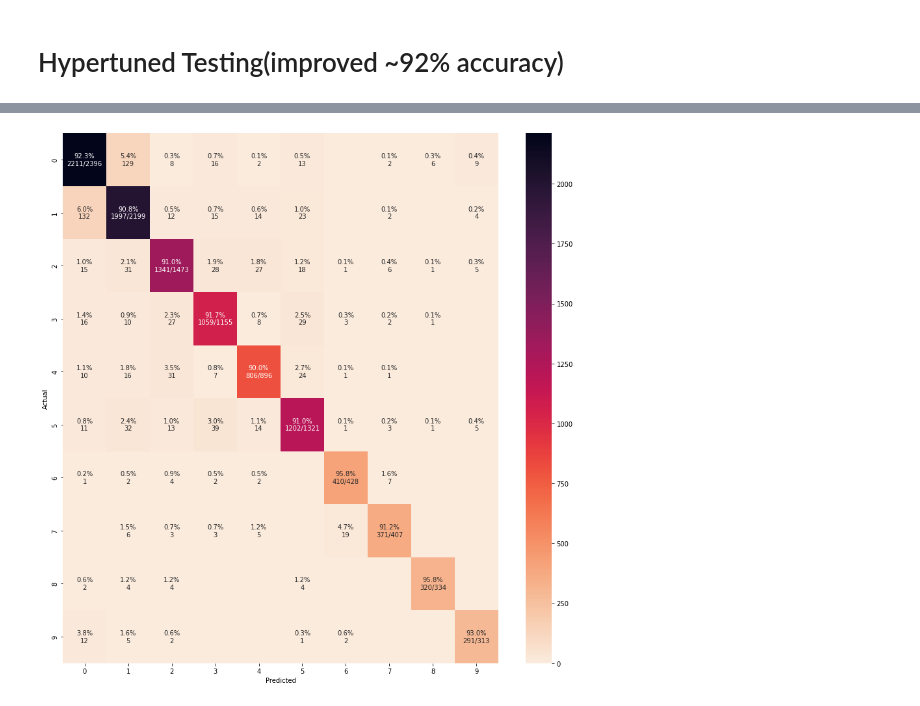
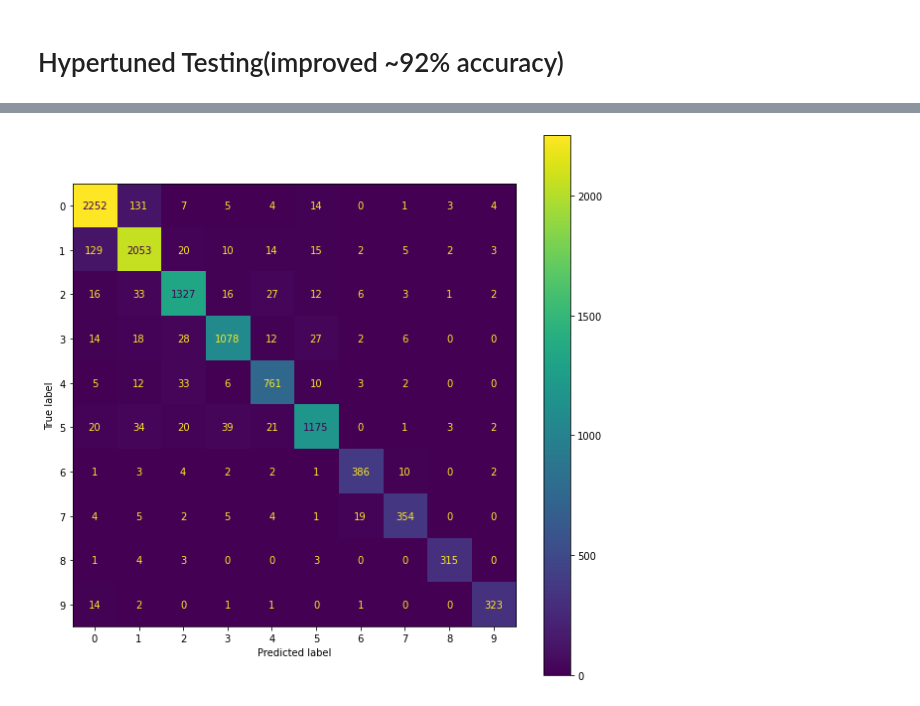
Before and after one commit to mdrazak2001/AdverseDrugReactions, a Jupyter notebook: JNs/testing.ipynb, the cells around one changed output, grey strips where cells are left out. Cells and saved outputs as stored; diff of their text form; code cells hidden in the pictures.

Commit message:
PR, ROC Graphs

```diff
--- a/JNs/testing.ipynb
+++ b/JNs/testing.ipynb
@@ -179,7 +189,16 @@ print(classification_report(y_test, y_pred))
     accuracy                           0.92     10922
    macro avg       0.93      0.92      0.92     10922
 weighted avg       0.92      0.92      0.92     10922
-# %%
-cm_analysis(y_test, y_pred, svc_model4.classes_, ymap=None, figsize=(15,15))
-# %% [output]
-[figure, removed]
+# %%
+# cm_analysis(y_test, y_pred, svc_model4.classes_, ymap=None, figsize=(15,15))
+cm = confusion_matrix(y_test, y_pred)
+disp = ConfusionMatrixDisplay(confusion_matrix=cm,
+                            display_labels=svc_model4.classes_)
+fig, ax = plt.subplots(figsize=(10,10))
+disp.plot(ax=ax)
+image_format = 'svg' # e.g .png, .svg, etc.
+image_name = 'Class_Matrix.svg'
+
+fig.savefig(image_name, format=image_format, dpi=1200)
+# %% [output]
+[figure, added]
```
Also changed, not shown: parts of 10 cells of this notebook, 9 other files.
